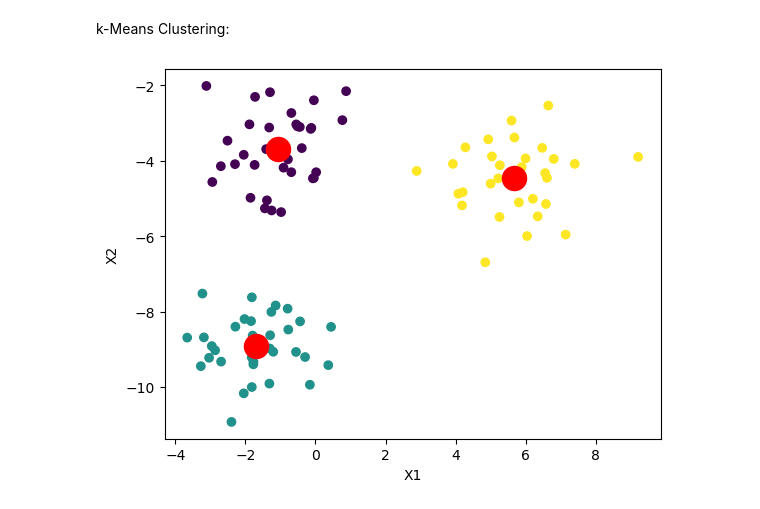
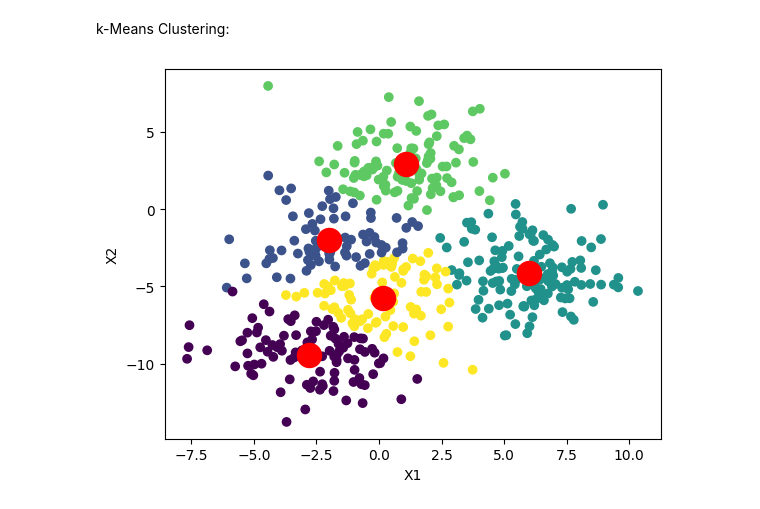
Before and after one commit to momova97/EAI6000, a Jupyter notebook: m05_handson_machinelearning (1).ipynb, the cells around one changed output. Cells and saved outputs as stored; diff of their text form; code cells hidden in the pictures.

```diff
--- a/m05_handson_machinelearning (1).ipynb
+++ b/m05_handson_machinelearning (1).ipynb
@@ -187,26 +187,26 @@ k-Means Clustering:
 # %%
 import numpy as np
 import matplotlib.pyplot as plt
 from sklearn.datasets import make_blobs
 from sklearn.cluster import KMeans
 
 # Generate some data
 np.random.seed(40)
-X, y = make_blobs(n_samples=100, centers=3, cluster_std=1.0)
+X, y = make_blobs(n_samples=500, centers=4, cluster_std=2.0)
 
 # Fit the model
-kmeans = KMeans(n_clusters=3)
+kmeans = KMeans(n_clusters=5)
 kmeans.fit(X)
 y_kmeans = kmeans.predict(X)
 
 # Plot the results
 plt.scatter(X[:, 0], X[:, 1], c=y_kmeans)
 plt.scatter(kmeans.cluster_centers_[:, 0], kmeans.cluster_centers_[:, 1], s=300, c='red')
 plt.xlabel('X1')
 plt.ylabel('X2')
 plt.show()
 # %% [output]
-[figure, old version]
+[figure, new version]
 # %%
 import numpy as np
 import matplotlib.pyplot as plt
```
Also changed, not shown: parts of 3 cells of this notebook.
